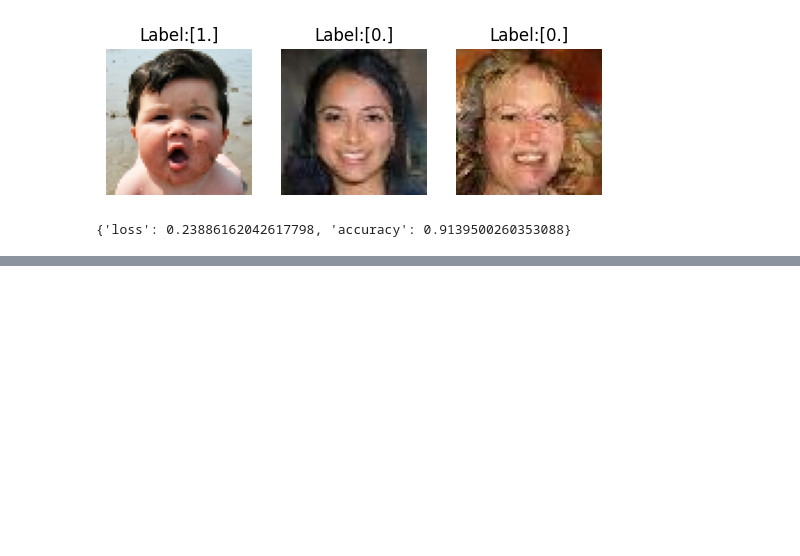
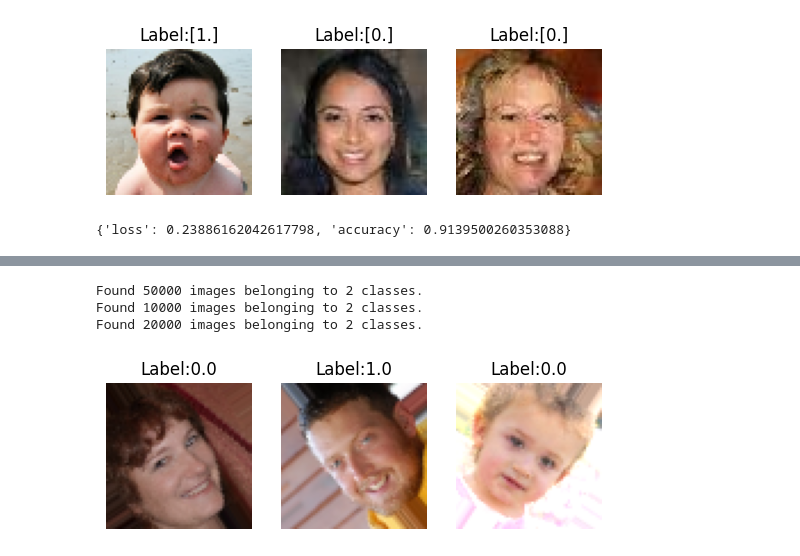
Before and after one commit to sanyamjain0315/generated-image-detection, a Jupyter notebook: GAN.ipynb, the cells around one changed output, grey strips where cells are left out. Drawn from its saved outputs; the diff is of its cells as text; code cells hidden in the pictures; blank space fills up the shorter version.

```diff
--- a/GAN.ipynb
+++ b/GAN.ipynb
@@ -570 +601,52 @@ Detected at node 'sequential_1/conv2d/Conv2D' defined at (most recent call last)
+# %%
+train_data = train_generator.flow_from_directory(
+    "real_vs_fake/real-vs-fake/train",
+    target_size=(image_height, image_width),
+    class_mode="binary",
+    batch_size=BATCH_SIZE,
+    shuffle=True,
+    seed=69,
+    interpolation="nearest",
+    # keep_aspect_ratio=False,
+    subset="training"
+)
+
+validation_data = train_generator.flow_from_directory(
+    "real_vs_fake/real-vs-fake/valid",
+    target_size=(image_height, image_width),
+    class_mode="binary",
+    batch_size=BATCH_SIZE,
+    shuffle=True,
+    seed=69,
+    interpolation="nearest",
+    # keep_aspect_ratio=False,
+    subset="validation"
+)
+
+test_data = train_generator.flow_from_directory(
+    "real_vs_fake/real-vs-fake/test",
+    target_size=(image_height, image_width),
+    class_mode="binary",
+    batch_size=BATCH_SIZE,
+    shuffle=True,
+    seed=69,
+    interpolation="nearest",
+    # keep_aspect_ratio=False,
+)
+# %% [output]
+Found 50000 images belonging to 2 classes.
+Found 10000 images belonging to 2 classes.
+Found 20000 images belonging to 2 classes.
+# %%
+images, labels = train_data.next()
+for i in range(3):
+    plt.subplot(1,3,i+1)
+    image = images[i]
+    image = (image + 1) / 2
+    plt.imshow(image)
+    plt.title(f"Label:{labels[i]}")
+    plt.axis("off")
+plt.show()
+# %% [output]
+[figure, added]
 # %%
```
Also changed, not shown: parts of 13 cells of this notebook, 1 other file.
